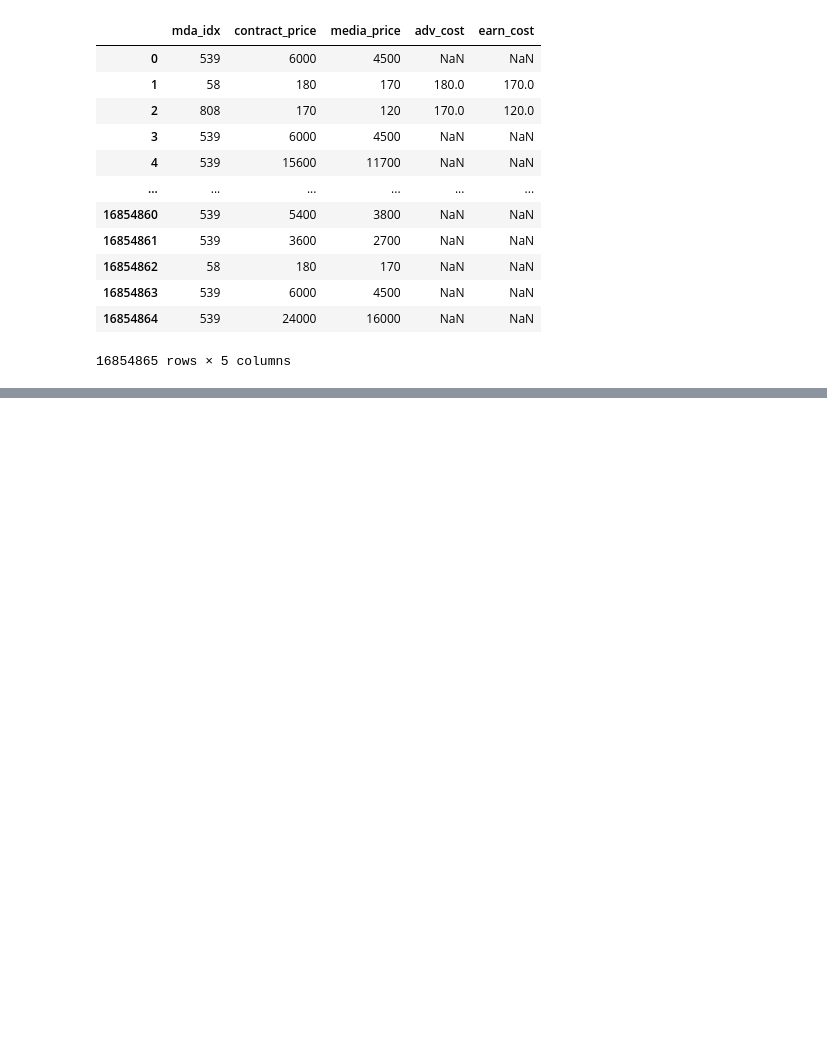
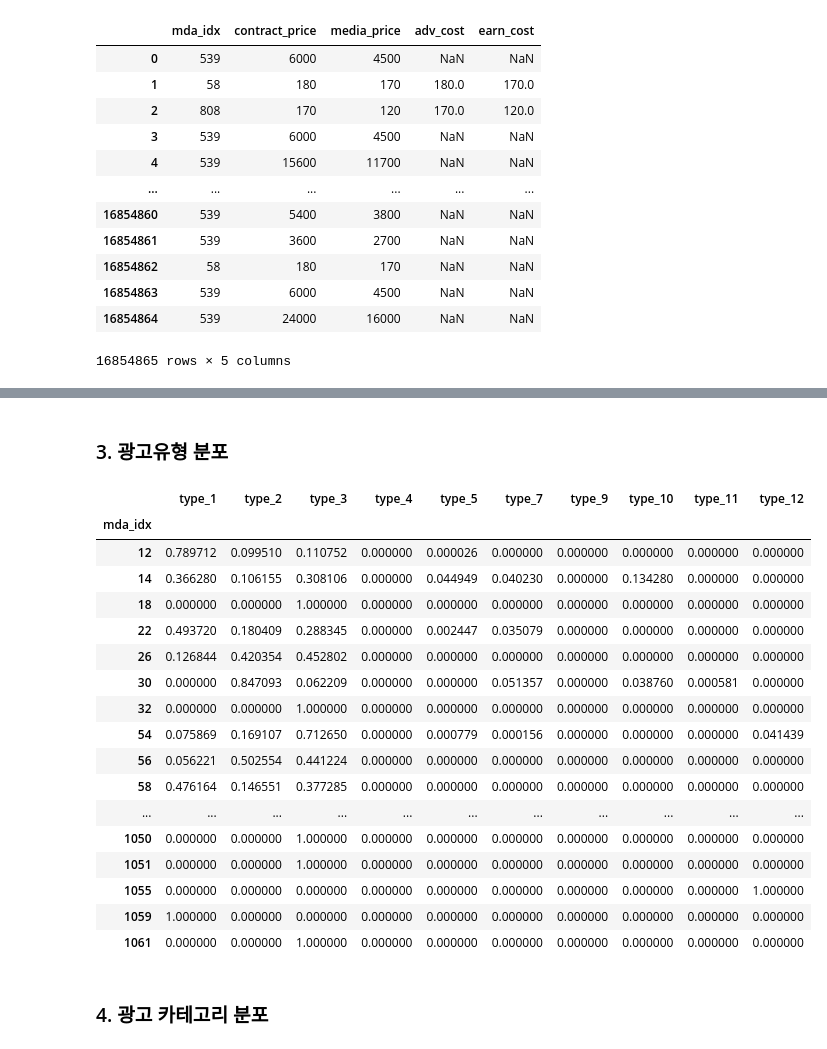
Before and after one commit to sese7414/reward_ads_project, a Jupyter notebook: Sehee/preprocessing.ipynb, the cells around one changed output, grey strips where cells are left out. Cells and saved outputs as stored; diff of their text form; code cells hidden in the pictures; blank space fills up the shorter version.

```diff
--- a/Sehee/preprocessing.ipynb
+++ b/Sehee/preprocessing.ipynb
@@ -1748,0 +1922,30 @@ machesa[['mda_idx', 'contract_price', 'media_price', 'adv_cost', 'earn_cost']].g
+# %% [markdown]
+### 3. 광고유형 분포
+# %%
+
+type_dummies = pd.get_dummies(machesa['ads_type'], prefix='type')
+df_type = pd.concat([machesa['mda_idx'], type_dummies], axis = 1)
+type_features = df_type.groupby('mda_idx').sum()
+type_features = type_features.div(type_features.sum(axis = 1), axis = 0)
+type_features
+# %% [output]
+|  | type_1 | type_2 | type_3 | type_4 | type_5 | type_7 | type_9 | type_10 | type_11 | type_12 |
+| mda_idx |  |  |  |  |  |  |  |  |  |  |
+| 12 | 0.789712 | 0.099510 | 0.110752 | 0.000000 | 0.000026 | 0.000000 | 0.000000 | 0.000000 | 0.000000 | 0.000000 |
+| 14 | 0.366280 | 0.106155 | 0.308106 | 0.000000 | 0.044949 | 0.040230 | 0.000000 | 0.134280 | 0.000000 | 0.000000 |
+| 18 | 0.000000 | 0.000000 | 1.000000 | 0.000000 | 0.000000 | 0.000000 | 0.000000 | 0.000000 | 0.000000 | 0.000000 |
+| 22 | 0.493720 | 0.180409 | 0.288345 | 0.000000 | 0.002447 | 0.035079 | 0.000000 | 0.000000 | 0.000000 | 0.000000 |
+| 26 | 0.126844 | 0.420354 | 0.452802 | 0.000000 | 0.000000 | 0.000000 | 0.000000 | 0.000000 | 0.000000 | 0.000000 |
+| 30 | 0.000000 | 0.847093 | 0.062209 | 0.000000 | 0.000000 | 0.051357 | 0.000000 | 0.038760 | 0.000581 | 0.000000 |
+| 32 | 0.000000 | 0.000000 | 1.000000 | 0.000000 | 0.000000 | 0.000000 | 0.000000 | 0.000000 | 0.000000 | 0.000000 |
+| 54 | 0.075869 | 0.169107 | 0.712650 | 0.000000 | 0.000779 | 0.000156 | 0.000000 | 0.000000 | 0.000000 | 0.041439 |
+| 56 | 0.056221 | 0.502554 | 0.441224 | 0.000000 | 0.000000 | 0.000000 | 0.000000 | 0.000000 | 0.000000 | 0.000000 |
+| 58 | 0.476164 | 0.146551 | 0.377285 | 0.000000 | 0.000000 | 0.000000 | 0.000000 | 0.000000 | 0.000000 | 0.000000 |
+| ... | ... | ... | ... | ... | ... | ... | ... | ... | ... | ... |
+| 1050 | 0.000000 | 0.000000 | 1.000000 | 0.000000 | 0.000000 | 0.000000 | 0.000000 | 0.000000 | 0.000000 | 0.000000 |
+| 1051 | 0.000000 | 0.000000 | 1.000000 | 0.000000 | 0.000000 | 0.000000 | 0.000000 | 0.000000 | 0.000000 | 0.000000 |
+| 1055 | 0.000000 | 0.000000 | 0.000000 | 0.000000 | 0.000000 | 0.000000 | 0.000000 | 0.000000 | 0.000000 | 1.000000 |
+| 1059 | 1.000000 | 0.000000 | 0.000000 | 0.000000 | 0.000000 | 0.000000 | 0.000000 | 0.000000 | 0.000000 | 0.000000 |
+| 1061 | 0.000000 | 0.000000 | 1.000000 | 0.000000 | 0.000000 | 0.000000 | 0.000000 | 0.000000 | 0.000000 | 0.000000 |
+# %% [markdown]
+### 4. 광고 카테고리 분포
```
Also changed, not shown: parts of 19 cells of this notebook.
